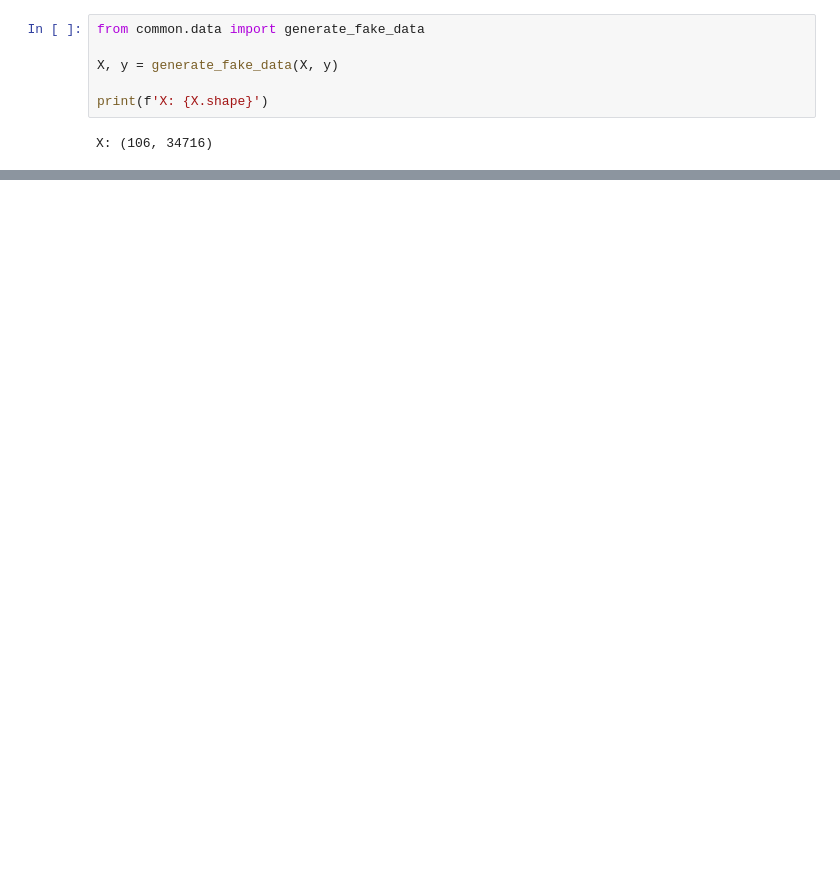
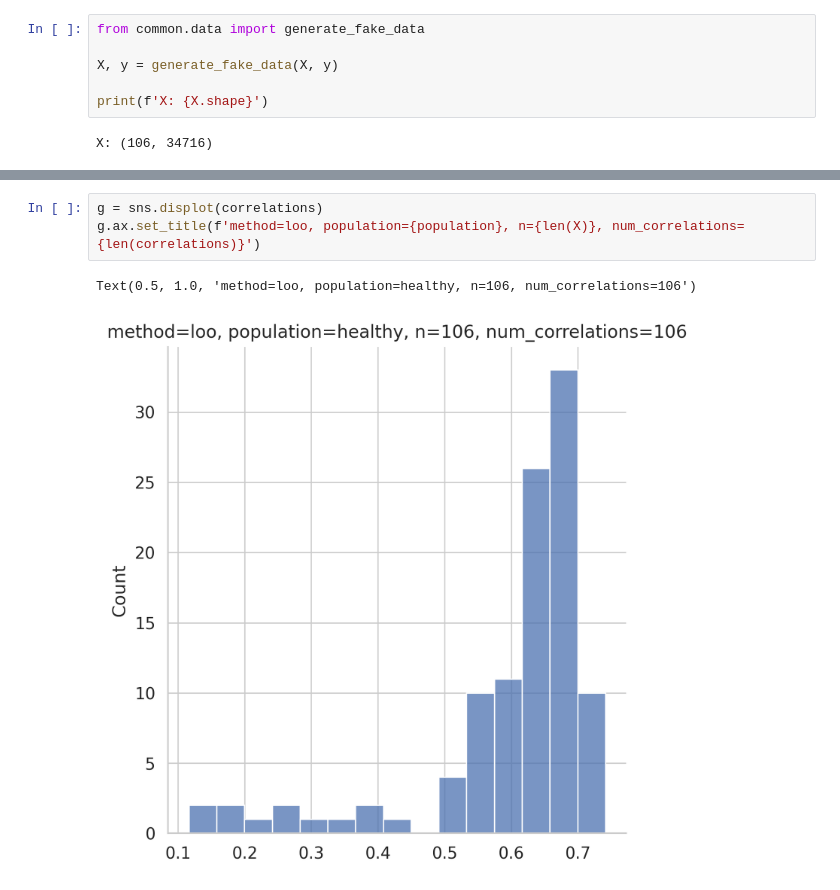
Before and after one commit to Brian-Pho/MSc_Research-Project, a Jupyter notebook: src/Unused (Archive)/Correlation Between Samples.ipynb, the cells around one changed output, grey strips where cells are left out. Cells and saved outputs as stored; diff of their text form; blank space fills up the shorter version.

```diff
--- a/src/Unused (Archive)/Correlation Between Samples.ipynb
+++ b/src/Unused (Archive)/Correlation Between Samples.ipynb
@@ -57,0 +85,6 @@ Text(0.5, 1.0, 'Population=healthy, n=106, num_correlations=5565')
+# %%
+g = sns.displot(correlations)
+g.ax.set_title(f'method=loo, population={population}, n={len(X)}, num_correlations={len(correlations)}')
+# %% [output]
+Text(0.5, 1.0, 'method=loo, population=healthy, n=106, num_correlations=106')
+[figure, added]
```
Also changed, not shown: parts of 8 cells of this notebook, 4 other files.
